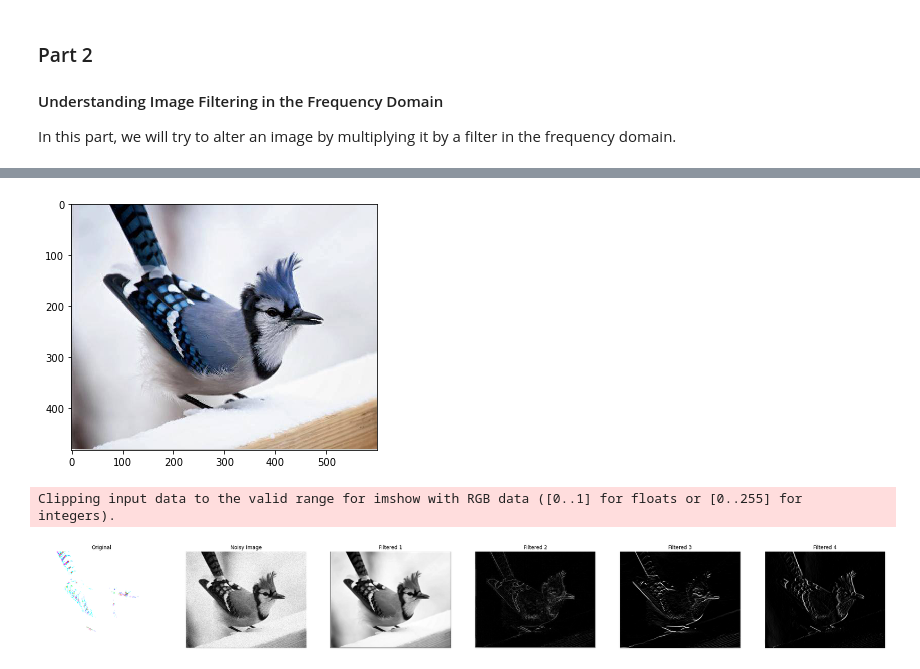
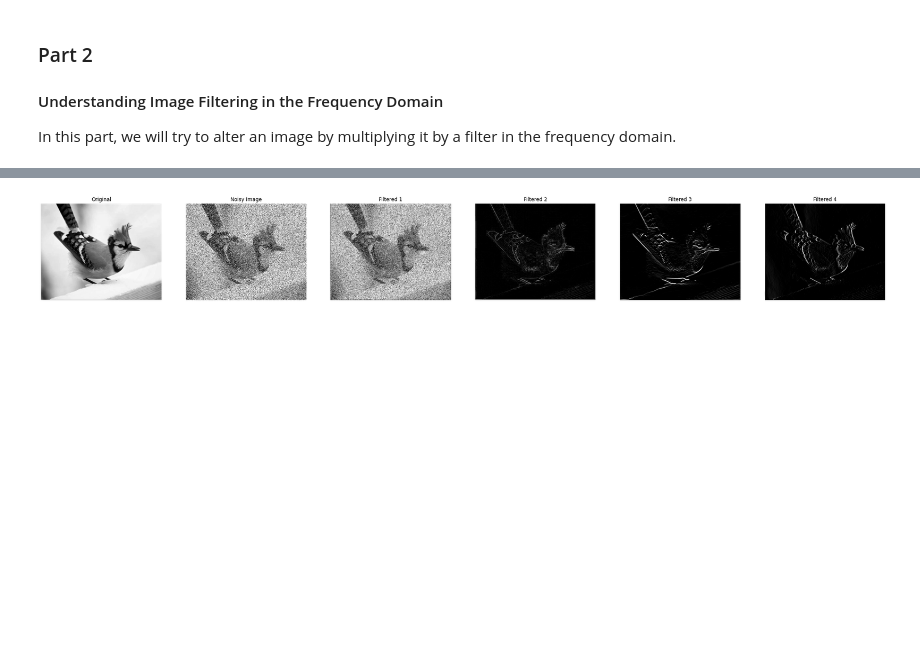
Before and after one commit to khaHesham/Image-Processing, a Jupyter notebook: Lab2/lab2-std.ipynb, the cells around one changed output, grey strips where cells are left out. Cells and saved outputs as stored; diff of their text form; code cells hidden in the pictures; blank space fills up the shorter version.

```diff
--- a/Lab2/lab2-std.ipynb
+++ b/Lab2/lab2-std.ipynb
@@ -149,44 +148,44 @@ Press shift+tab after writing 'convolve2d' in a code cell
 -> random_noise(img, mode) (https://scikit-image.org/docs/dev/api/skimage.util.html#skimage.util.random_noise)
 # %%
 # TODO: Read an image and convert it to grayscale
-img = io.imread('images/bird.jpg')
-gray_scale_img = rgb2gray(img)
-# io.imshow(img)
-# plt.show()
+img = io.imread('imgs/bird.jpg', as_gray=True)
 
 # TODO: Apply noise to the image and save it in another variable
-noisy_img = random_noise(gray_scale_img, mode='gaussian')
-# io.imshow(noisy_img)
-# plt.show()
-#
-# # TODO: Construct the required filters (hint: you can do it as we did in the previous part)
-f1 = np.array([[1.0 / 9, 1.0 / 9, 1.0 / 9],
-               [1.0 / 9, 1.0 / 9, 1.0 / 9],
-               [1.0 / 9, 1.0 / 9, 1.0 / 9]])
+noisy_img = random_noise(img, mode='s&p', amount=0.5)
 
-f2 = np.array([[1, 1, 1],
-               [1, -8, 1],
-               [1, 1, 1]])
-#
-f3 = np.array([[1, 1, 1],
-               [0, 0, 0],
-               [-1, -1, -1]])
-#
-f4 = np.array([[1, 0, -1],
-               [1, 0, -1],
-               [1, 0, -1]])
-#
-# # TODO: Convolve the noisy image with f1 and the rest of the filters with the original image
-img_f1 = convolve2d(gray_scale_img, f1)
-img_f2 = convolve2d(gray_scale_img, f2)
-img_f3 = convolve2d(gray_scale_img, f3)
-img_f4 = convolve2d(gray_scale_img, f4)
+# TODO: Construct the required filters (hint: you can do it as we did in the previous part)
+f1 = (1/9) * np.array([
+    [ 1, 1, 1],
+    [ 1, 1, 1],
+    [ 1, 1, 1]
+])
+
+f2 = np.array([
+    [ 1, 1, 1],
+    [ 1, -8, 1],
+    [ 1, 1, 1]
+])
+
+f3 = np.array([
+    [ 1, 1, 1],
+    [ 0, 0, 0],
+    [ -1, -1, -1]
+])
+
+f4 = np.array([
+    [ 1, 0, -1],
+    [ 1, 0, -1],
+    [ 1, 0, -1]
+])
+
+# TODO: Convolve the noisy image with f1 and the rest of the filters with the original image
+img_f1 = convolve2d(noisy_img, f1) # Average filer
+img_f2 = convolve2d(img, f2) # Detect all edges
+img_f3 = convolve2d(img, f3) # Detect horizontal edges
+img_f4 = convolve2d(img, f4) # Detect vertical edges
+
 
 # Show the images
-cf.show_images([rescale_intensity(x, in_range=(0.0, 1.0), out_range=(0, 255)) for x in
-                [img, noisy_img, img_f1, img_f2, img_f3, img_f4]],
-               ['Original', 'Noisy Image', 'Filtered 1', 'Filtered 2', 'Filtered 3', 'Filtered 4'])
+cf.show_images([rescale_intensity(x, in_range=(0.0,1.0), out_range=(0, 255)) for x in [img,noisy_img, img_f1,img_f2,img_f3,img_f4]],['Original','Noisy Image', 'Filtered 1','Filtered 2','Filtered 3','Filtered 4'])
 # %% [output]
-[figure, old version]
+[figure, new version]
-Clipping input data to the valid range for imshow with RGB data ([0..1] for floats or [0..255] for integers).
-[figure, removed]
```
Also changed, not shown: parts of 12 cells of this notebook, 2 other files.
